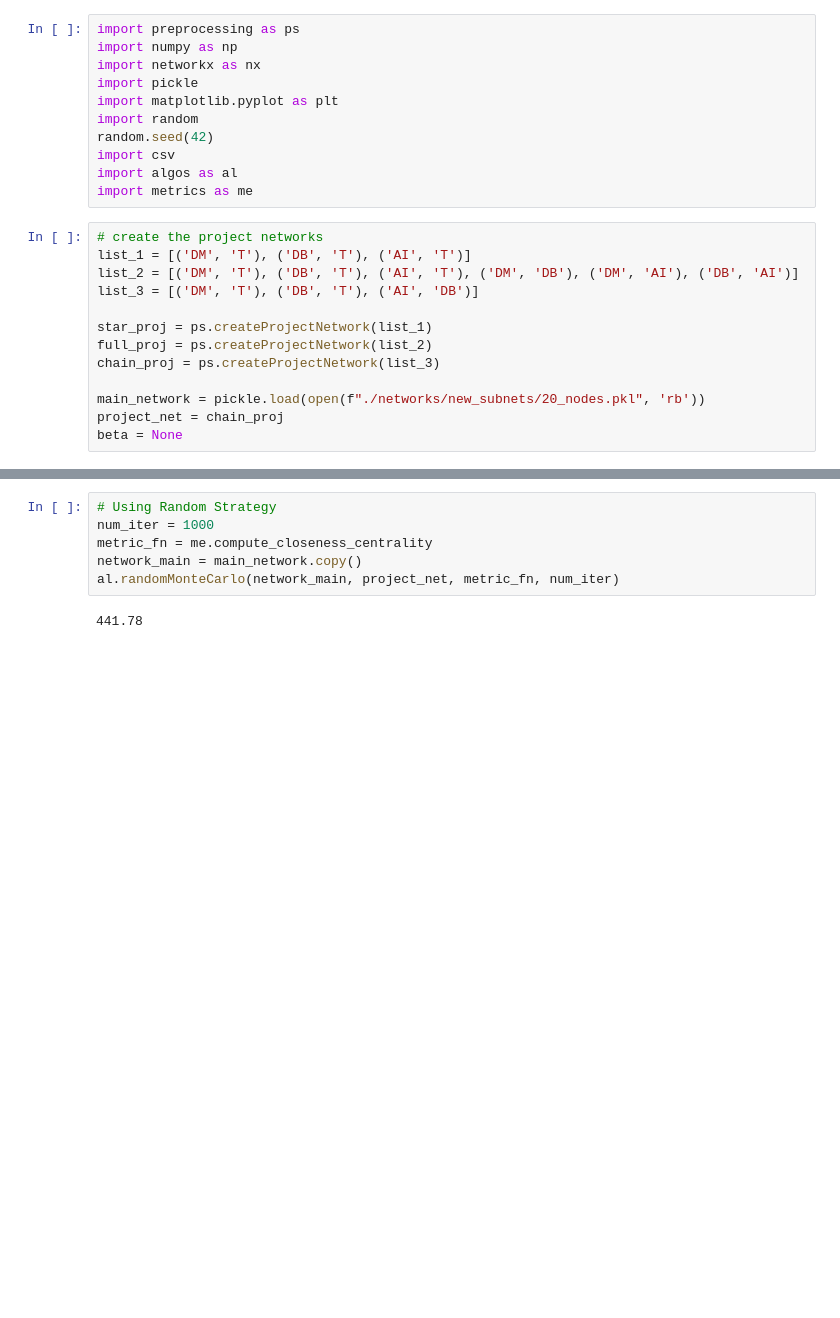
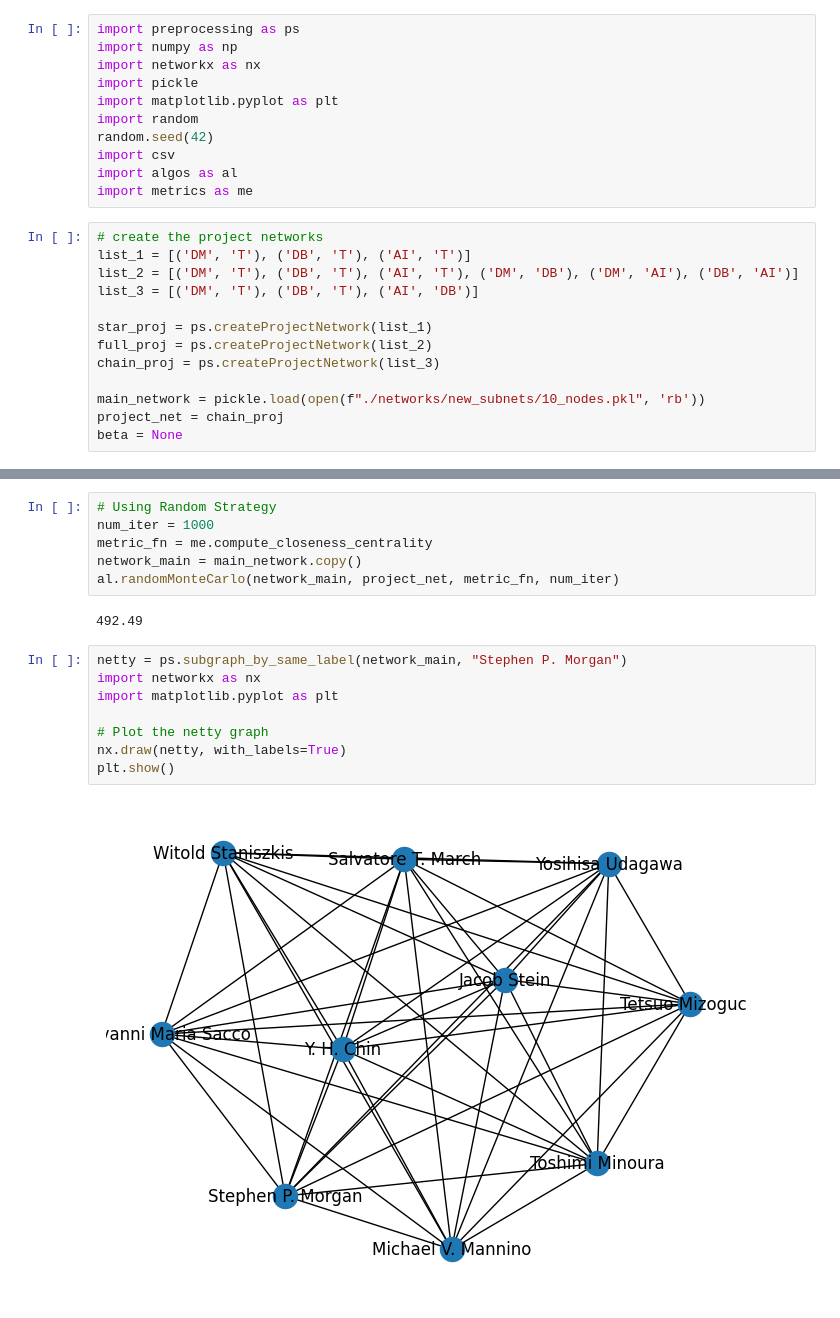
Before and after one commit to twumasimb/DBLP-Analysis, a Jupyter notebook: norm_experiment_1.ipynb, the cells around one changed output, grey strips where cells are left out. Drawn from its saved outputs; the diff is of its cells as text; blank space fills up the shorter version.

Commit message:
found problem with graph structure

```diff
--- a/norm_experiment_1.ipynb
+++ b/norm_experiment_1.ipynb
@@ -24,7 +24,7 @@ star_proj = ps.createProjectNetwork(list_1)
 full_proj = ps.createProjectNetwork(list_2)
 chain_proj = ps.createProjectNetwork(list_3)
 
-main_network = pickle.load(open(f"./networks/new_subnets/20_nodes.pkl", 'rb'))
+main_network = pickle.load(open(f"./networks/new_subnets/10_nodes.pkl", 'rb'))
 project_net = chain_proj
 beta = None
 # %%
@@ -131,4 +160,14 @@ metric_fn = me.compute_closeness_centrality
 network_main = main_network.copy()
 al.randomMonteCarlo(network_main, project_net, metric_fn, num_iter)
 # %% [output]
-441.78
+492.49
+# %%
+netty = ps.subgraph_by_same_label(network_main, "Stephen P. Morgan")
+import networkx as nx
+import matplotlib.pyplot as plt
+
+# Plot the netty graph
+nx.draw(netty, with_labels=True)
+plt.show()
+# %% [output]
+[figure, added]
```
Also changed, not shown: parts of 3 cells of this notebook, 1 other file.
